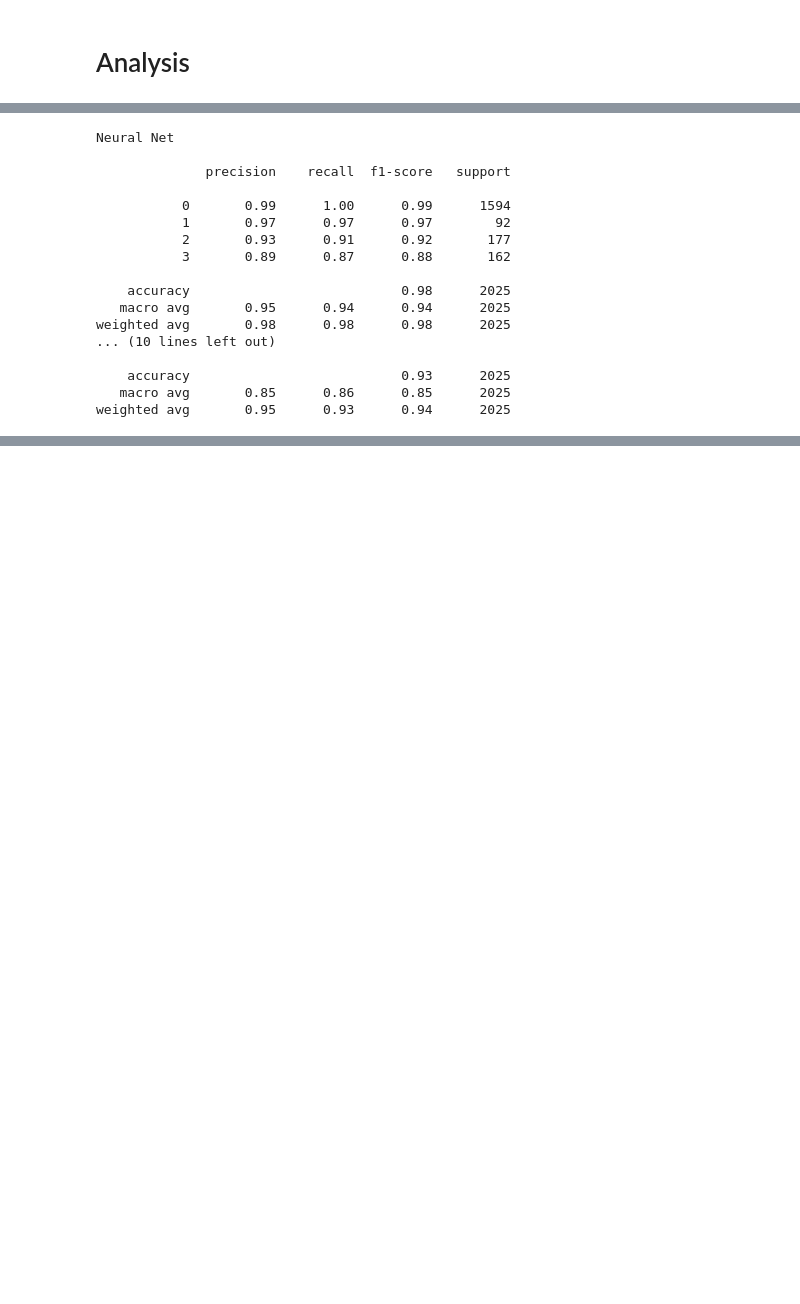
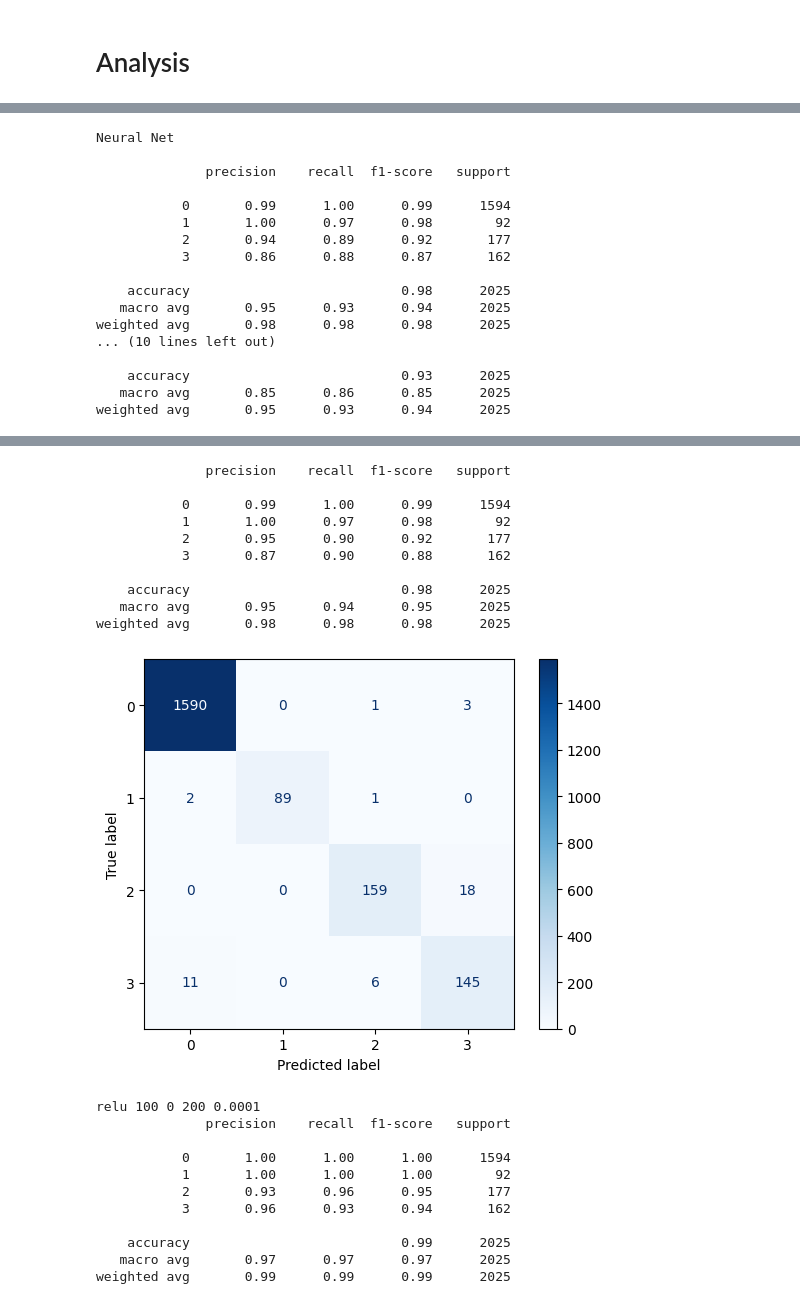
Before and after one commit to brunomcebola/CInt-Project, a Jupyter notebook: project.ipynb, the cells around one changed output, grey strips where cells are left out. Drawn from its saved outputs; the diff is of its cells as text; code cells hidden in the pictures; blank space fills up the shorter version.

Commit message:
MLP undergoing tests

```diff
--- a/project.ipynb
+++ b/project.ipynb
@@ -149,8 +150,3 @@ plt.show()
 [figure]
 # %% [markdown]
 # Analysis
-# %%
-X = new_project_df.to_numpy()
-y = new_output_df.to_numpy()
-
-X_train, X_test, y_train, y_test = train_test_split(X, y, test_size=0.2, random_state=1)
@@ -157,4 +187,12 @@ X_train, X_test, y_train, y_test = train_test_split(X, y, test_size=0.2, random_
+# %%
+X = new_project_df.to_numpy()
+Y = new_output_df.to_numpy()
+Z = new_dates_df.to_numpy()
 # %%
+X_train, X_test, y_train, y_test = train_test_split(X, Y, test_size=0.2, random_state=1)
+
+# various classifiers
+
 names = [
     "Nearest Neighbors",
     "Linear SVM",
@@ -191,39 +229,90 @@ for name, clf, ax in zip(names, classifiers, axes.flatten()): # type: ignore
 
 plt.tight_layout()
 plt.show()
+
+# k-fold
+
+kf = KFold(n_splits=10)
+clf = MLPClassifier(alpha=1, max_iter=100)
+
+for train_indices, test_indices in kf.split(X_train):
+    clf.fit(X_train[train_indices], y_train[train_indices])
+
+y_pred = clf.predict(X_test)
+
+print(classification_report(y_test, y_pred))  # type: ignore
+
+ConfusionMatrixDisplay.from_estimator(clf, X_test, y_test, cmap=mpl.cm.Blues)
+plt.show()
+
+# grid search
+
+act, hid, ran, it, al = grid_search(MLPClassifier, X_train, y_train, X_test, y_test)
+
+clf = MLPClassifier(alpha=al, hidden_layer_sizes=hid, activation=act, random_state=ran, max_iter=it)
+
+y_pred = clf.fit(X_train, y_train).predict(X_test)
+
+print(act, hid, ran, it, al)
+print(classification_report(y_test, y_pred))  # type: ignore
+
+ConfusionMatrixDisplay.from_estimator(clf, X_test, y_test, cmap=mpl.cm.Blues)
+plt.show()
 # %% [output]
 Nearest Neighbors
 
               precision    recall  f1-score   support
 
            0       1.00      1.00      1.00      1594
            1       1.00      0.98      0.99        92
            2       0.93      0.98      0.96       177
            3       0.98      0.91      0.95       162
 
     accuracy                           0.99      2025
    macro avg       0.98      0.97      0.97      2025
 weighted avg       0.99      0.99      0.99      2025
 ... (52 lines left out)
 
     accuracy                           0.98      2025
    macro avg       0.96      0.94      0.95      2025
 weighted avg       0.98      0.98      0.98      2025
 Neural Net
 
               precision    recall  f1-score   support
 
            0       0.99      1.00      0.99      1594
-           1       0.97      0.97      0.97        92
-           2       0.93      0.91      0.92       177
-           3       0.89      0.87      0.88       162
+           1       1.00      0.97      0.98        92
+           2       0.94      0.89      0.92       177
+           3       0.86      0.88      0.87       162
 
     accuracy                           0.98      2025
-   macro avg       0.95      0.94      0.94      2025
+   macro avg       0.95      0.93      0.94      2025
 weighted avg       0.98      0.98      0.98      2025
 ... (10 lines left out)
 
     accuracy                           0.93      2025
    macro avg       0.85      0.86      0.85      2025
 weighted avg       0.95      0.93      0.94      2025
 [figure]
+              precision    recall  f1-score   support
+
+           0       0.99      1.00      0.99      1594
+           1       1.00      0.97      0.98        92
+           2       0.95      0.90      0.92       177
+           3       0.87      0.90      0.88       162
+
+    accuracy                           0.98      2025
+   macro avg       0.95      0.94      0.95      2025
+weighted avg       0.98      0.98      0.98      2025
+[figure, added]
+relu 100 0 200 0.0001
+              precision    recall  f1-score   support
+
+           0       1.00      1.00      1.00      1594
+           1       1.00      1.00      1.00        92
+           2       0.93      0.96      0.95       177
+           3       0.96      0.93      0.94       162
+
+    accuracy                           0.99      2025
+   macro avg       0.97      0.97      0.97      2025
+weighted avg       0.99      0.99      0.99      2025
```
Also changed, not shown: parts of 8 cells of this notebook.
